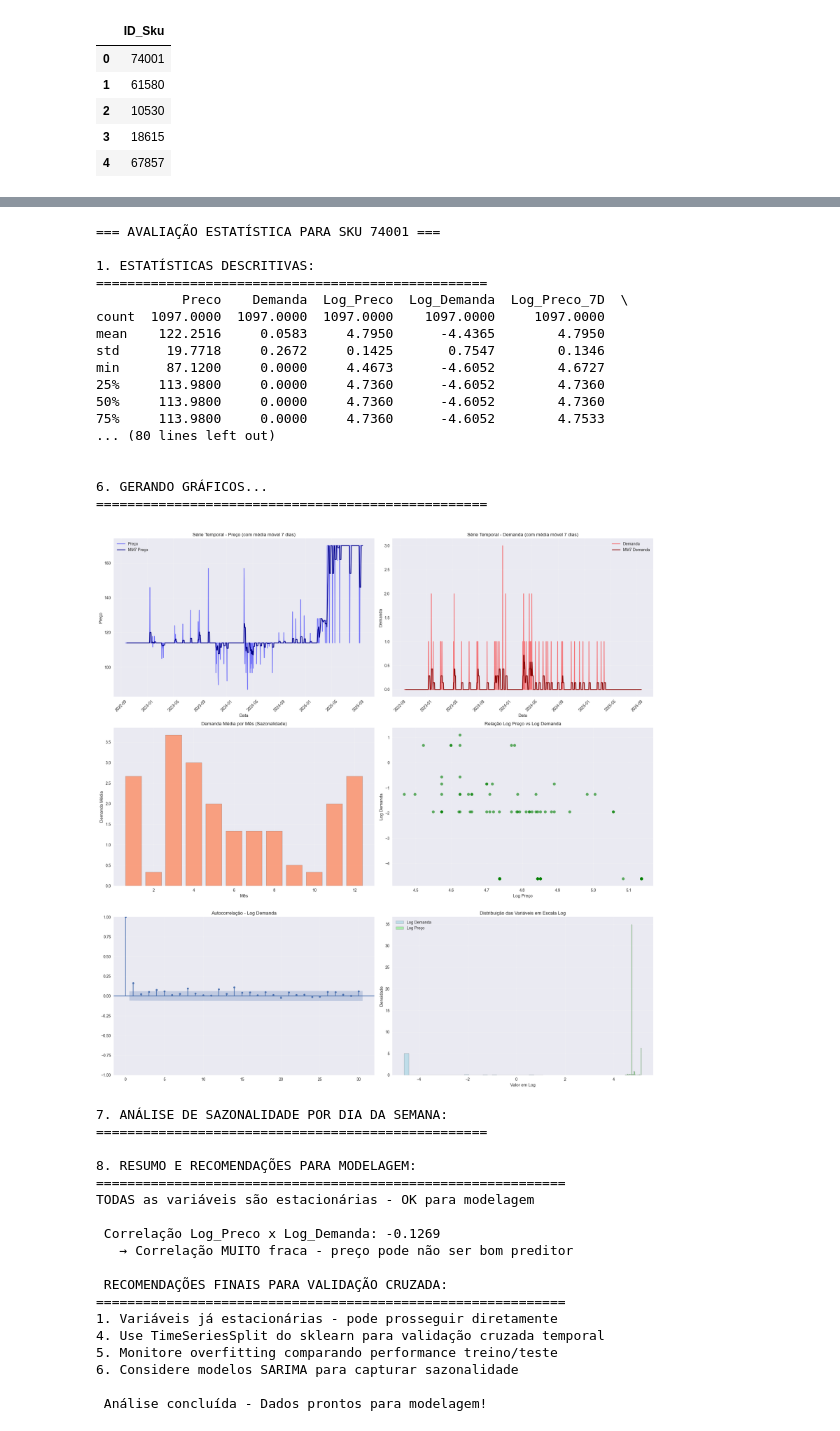
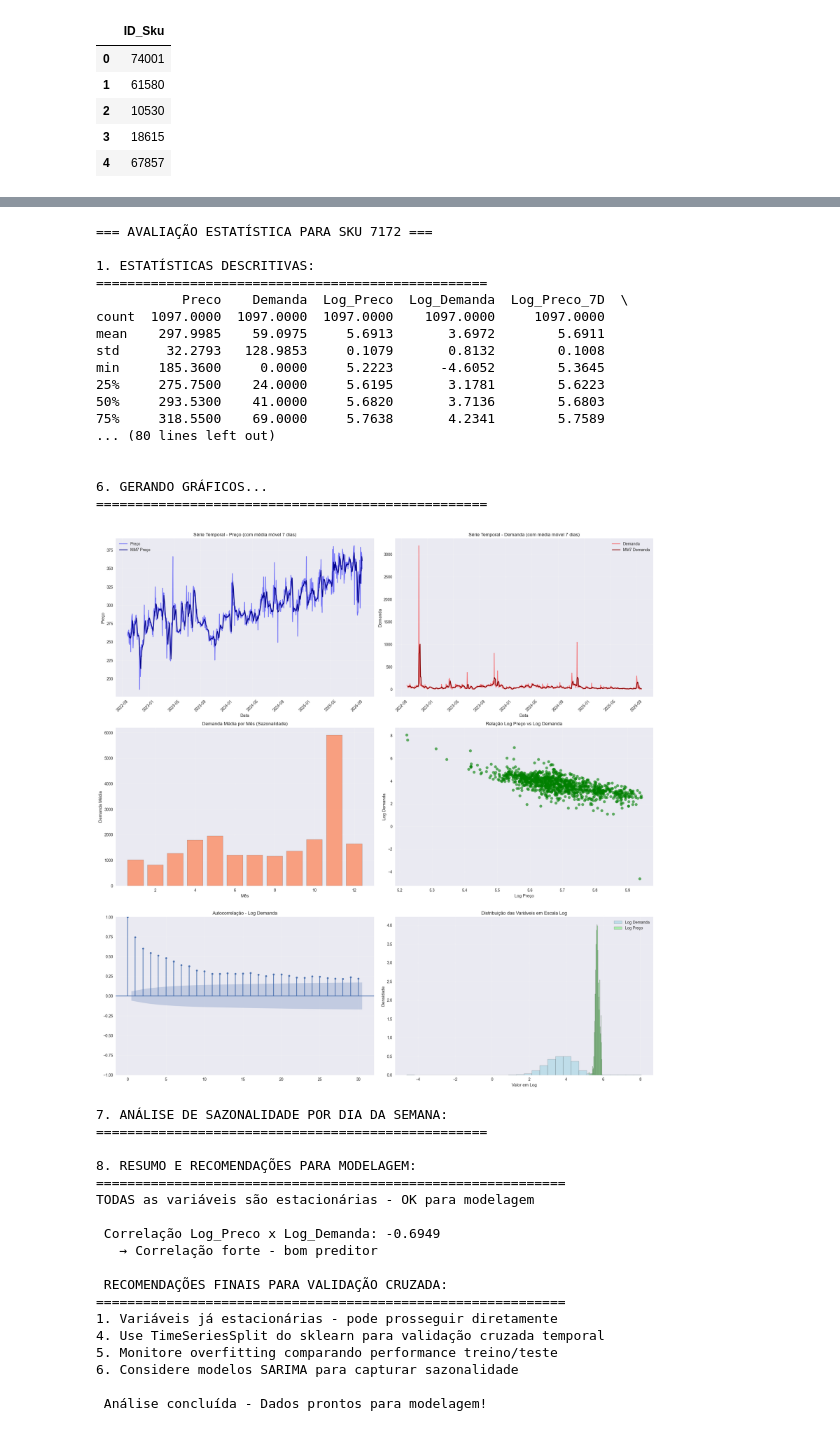
Before and after one commit to saisqlol/Forecast-vendas-e-elasticidade, a Jupyter notebook: Modelo/Modelo.ipynb, the cells around one changed output, grey strips where cells are left out. Cells and saved outputs as stored; diff of their text form; code cells hidden in the pictures.

```diff
--- a/Modelo/Modelo.ipynb
+++ b/Modelo/Modelo.ipynb
@@ -22,4 +26,4 @@ produtos.head()
 # %%
 configurar_credenciais_bq(r'G:Drives compartilhados/Bases BI/epoca-230913-b478a9a0dd4c.json')
 
-Venda = Base_venda('74001')
+Venda = Base_venda('7172')
@@ -38,26 +42,26 @@ Venda.tail()
 # %%
 from Functions.FNC_aval_estat import avaliar_dados_series_temporais
 
-avaliar_dados_series_temporais(Venda,'74001')
+avaliar_dados_series_temporais(Venda,'7172')
 # %% [output]
-=== AVALIAÇÃO ESTATÍSTICA PARA SKU 74001 ===
+=== AVALIAÇÃO ESTATÍSTICA PARA SKU 7172 ===
 
 1. ESTATÍSTICAS DESCRITIVAS:
 ==================================================
            Preco    Demanda  Log_Preco  Log_Demanda  Log_Preco_7D  \
 count  1097.0000  1097.0000  1097.0000    1097.0000     1097.0000
-mean    122.2516     0.0583     4.7950      -4.4365        4.7950
-std      19.7718     0.2672     0.1425       0.7547        0.1346
-min      87.1200     0.0000     4.4673      -4.6052        4.6727
-25%     113.9800     0.0000     4.7360      -4.6052        4.7360
-50%     113.9800     0.0000     4.7360      -4.6052        4.7360
-75%     113.9800     0.0000     4.7360      -4.6052        4.7533
+mean    297.9985    59.0975     5.6913       3.6972        5.6911
+std      32.2793   128.9853     0.1079       0.8132        0.1008
+min     185.3600     0.0000     5.2223      -4.6052        5.3645
+25%     275.7500    24.0000     5.6195       3.1781        5.6223
+50%     293.5300    41.0000     5.6820       3.7136        5.6803
+75%     318.5500    69.0000     5.7638       4.2341        5.7589
 ... (80 lines left out)
 
 
 6. GERANDO GRÁFICOS...
 ==================================================
-[figure, old version]
+[figure, new version]
 7. ANÁLISE DE SAZONALIDADE POR DIA DA SEMANA:
 ==================================================
 
@@ -65,8 +69,8 @@ min      87.1200     0.0000     4.4673      -4.6052        4.6727
 ============================================================
 TODAS as variáveis são estacionárias - OK para modelagem
 
- Correlação Log_Preco x Log_Demanda: -0.1269
-   → Correlação MUITO fraca - preço pode não ser bom preditor
+ Correlação Log_Preco x Log_Demanda: -0.6949
+   → Correlação forte - bom preditor
 
  RECOMENDAÇÕES FINAIS PARA VALIDAÇÃO CRUZADA:
 ============================================================
```
Also changed, not shown: parts of 14 cells of this notebook, 4 other files.
